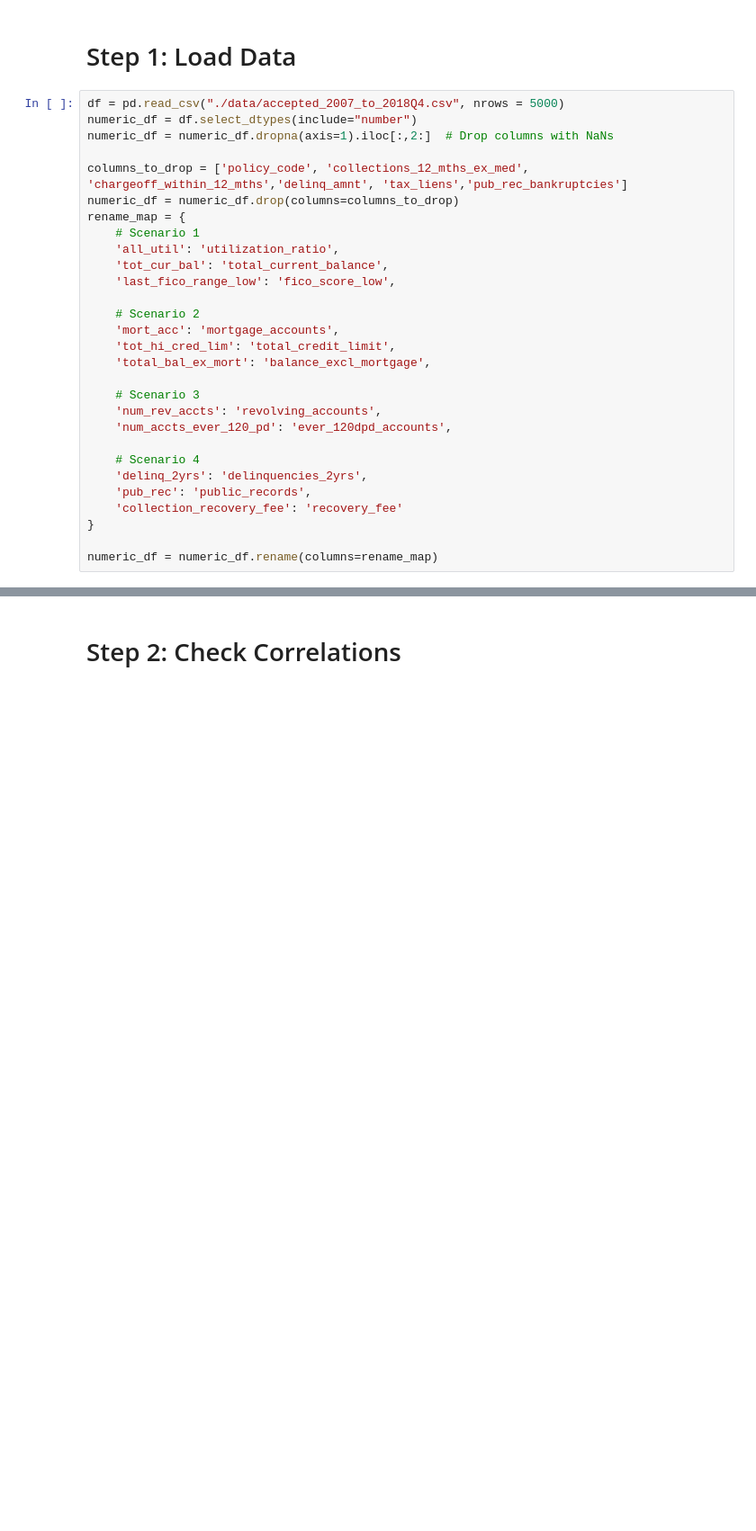
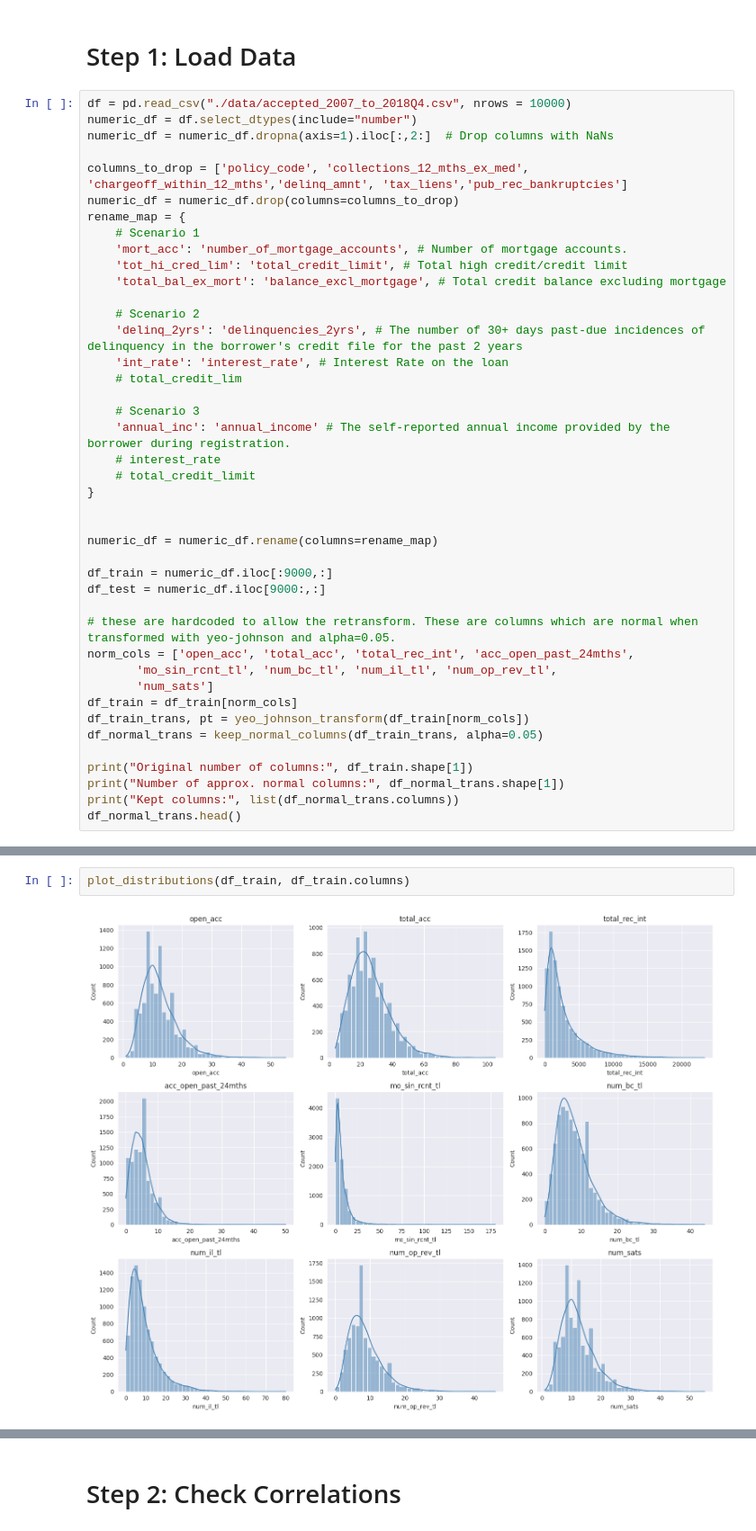
Before and after one commit to wiegerpunter/demo-mcds, a Jupyter notebook: demo_gcm.ipynb, the cells around one changed output, grey strips where cells are left out. Shown: that part at 90% size. Saved outputs shown, nothing was run; the diff lists cells and outputs as text; blank space fills up the shorter version.

```diff
--- a/demo_gcm.ipynb
+++ b/demo_gcm.ipynb
@@ -24,6 +78,6 @@ def compute_multipole(df: pd.DataFrame, columns: list, method="pearson"):
 # Step 1: Load Data
 # %%
-df = pd.read_csv("./data/accepted_2007_to_2018Q4.csv", nrows = 5000)
+df = pd.read_csv("./data/accepted_2007_to_2018Q4.csv", nrows = 10000)
 numeric_df = df.select_dtypes(include="number")
 numeric_df = numeric_df.dropna(axis=1).iloc[:,2:]  # Drop columns with NaNs
 
@@ -31,23 +85,36 @@ columns_to_drop = ['policy_code', 'collections_12_mths_ex_med', 'chargeoff_withi
 numeric_df = numeric_df.drop(columns=columns_to_drop)
 rename_map = {
     # Scenario 1
-    'all_util': 'utilization_ratio',
-    'tot_cur_bal': 'total_current_balance',
-    'last_fico_range_low': 'fico_score_low',
+    'mort_acc': 'number_of_mortgage_accounts', # Number of mortgage accounts.
+    'tot_hi_cred_lim': 'total_credit_limit', # Total high credit/credit limit
+    'total_bal_ex_mort': 'balance_excl_mortgage', # Total credit balance excluding mortgage
 
     # Scenario 2
-    'mort_acc': 'mortgage_accounts',
-    'tot_hi_cred_lim': 'total_credit_limit',
-    'total_bal_ex_mort': 'balance_excl_mortgage',
+    'delinq_2yrs': 'delinquencies_2yrs', # The number of 30+ days past-due incidences of delinquency in the borrower's credit file for the past 2 years
+    'int_rate': 'interest_rate', # Interest Rate on the loan
+    # total_credit_lim
 
     # Scenario 3
-    'num_rev_accts': 'revolving_accounts',
-    'num_accts_ever_120_pd': 'ever_120dpd_accounts',
-
-    # Scenario 4
-    'delinq_2yrs': 'delinquencies_2yrs',
-    'pub_rec': 'public_records',
-    'collection_recovery_fee': 'recovery_fee'
+    'annual_inc': 'annual_income' # The self-reported annual income provided by the borrower during registration.
+    # interest_rate
+    # total_credit_limit
 }
 
+
 numeric_df = numeric_df.rename(columns=rename_map)
+
+df_train = numeric_df.iloc[:9000,:]
+df_test = numeric_df.iloc[9000:,:]
+
+# these are hardcoded to allow the retransform. These are columns which are normal when transformed with yeo-johnson and alpha=0.05.
+norm_cols = ['open_acc', 'total_acc', 'total_rec_int', 'acc_open_past_24mths',
+       'mo_sin_rcnt_tl', 'num_bc_tl', 'num_il_tl', 'num_op_rev_tl',
+       'num_sats']
+df_train = df_train[norm_cols]
+df_train_trans, pt = yeo_johnson_transform(df_train[norm_cols])
+df_normal_trans = keep_normal_columns(df_train_trans, alpha=0.05)
+
+print("Original number of columns:", df_train.shape[1])
+print("Number of approx. normal columns:", df_normal_trans.shape[1])
+print("Kept columns:", list(df_normal_trans.columns))
+df_normal_trans.head()
@@ -73,0 +131,4 @@ scatter(numeric_df, ['total_credit_limit','annual_inc'])
+# %%
+plot_distributions(df_train, df_train.columns)
+# %% [output]
+[figure, added]
```
Also changed, not shown: parts of 21 cells of this notebook.
